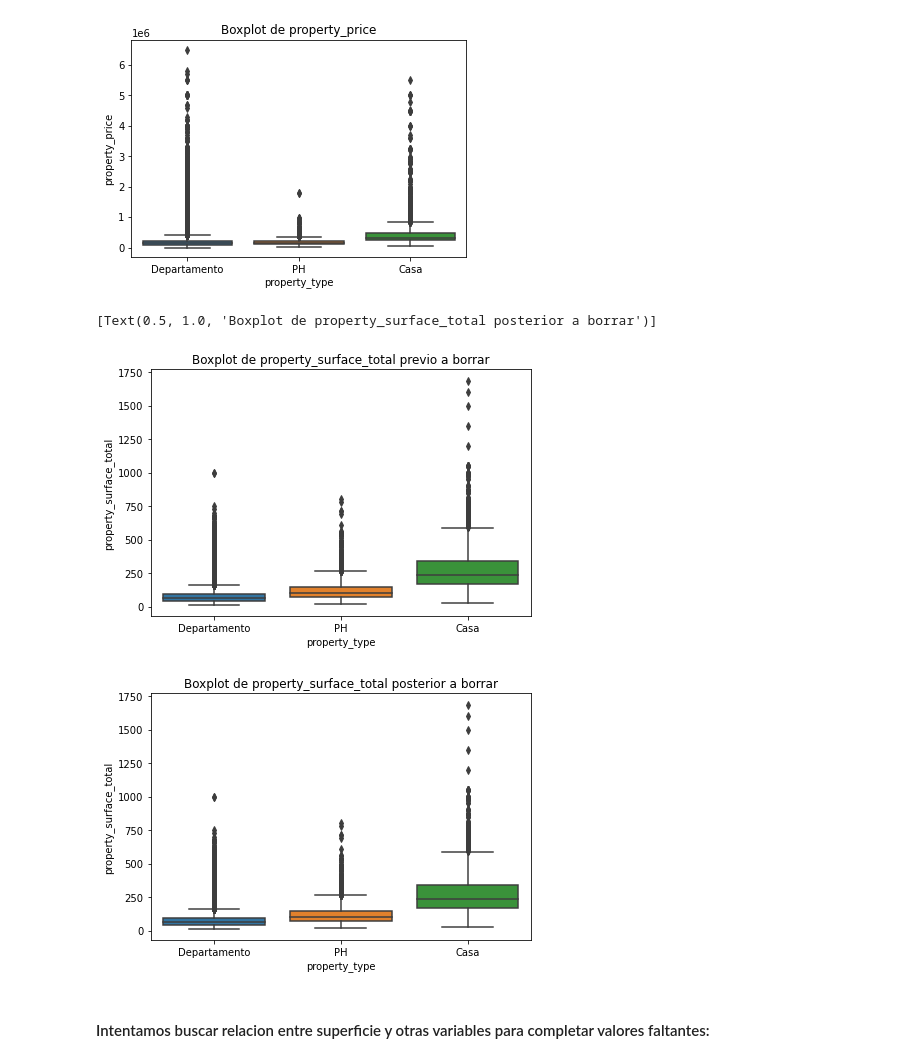
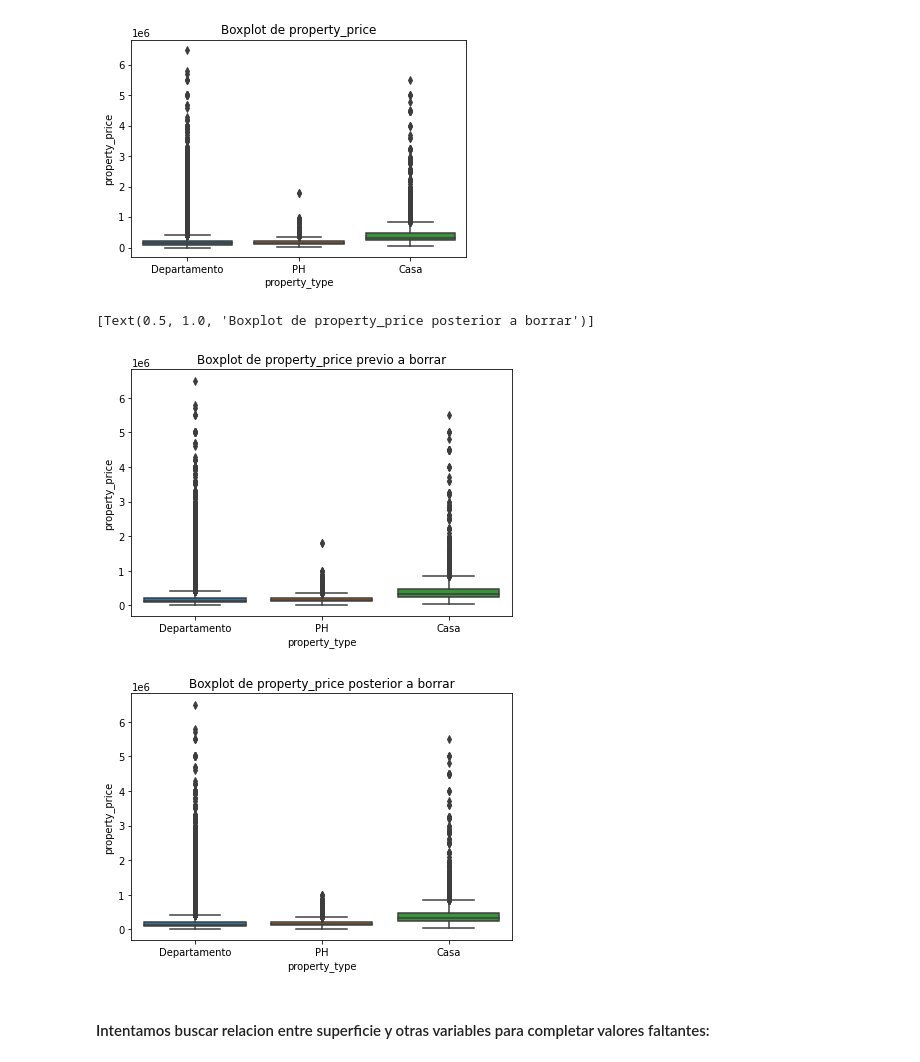
Before and after one commit to iankvdh/Organizacion-de-Datos-2C2022-GRUPO22, a Jupyter notebook: 7506R_TP1_GRUPO22_ENTREGA.ipynb, the cells around one changed output. Drawn from its saved outputs; the diff is of its cells as text; code cells hidden in the pictures.

```diff
--- a/7506R_TP1_GRUPO22_ENTREGA.ipynb
+++ b/7506R_TP1_GRUPO22_ENTREGA.ipynb
@@ -34,3 +40,27 @@ poly = gp.read_file(r'./Datasets/barrios.geojson')
+# %%
+poly = gp.read_file(r'./Datasets/barrios.geojson')
+#APODOS
+once = poly[poly.BARRIO == 'BALVANERA'].copy()
+once.loc[:,'BARRIO'] = 'ONCE'
+congreso = poly[poly.BARRIO == 'BALVANERA'].copy()
+congreso.loc[:,'BARRIO'] = 'CONGRESO'
+tribunales = poly[poly.BARRIO == 'SAN NICOLAS'].copy()
+tribunales.loc[:,'BARRIO'] = 'TRIBUNALES'
+barrio_norte = poly[poly.BARRIO == 'RETIRO'].copy()
+barrio_norte.loc[:,'BARRIO'] = 'BARRIO NORTE'
+abasto = poly[poly.BARRIO == 'PALERMO'].copy()
+abasto.loc[:,'BARRIO'] = 'ABASTO'
+pompeya = poly[poly.BARRIO == 'NUEVA POMPEYA'].copy()
+pompeya.loc[:,'BARRIO'] = 'POMPEYA'
+#TILDES
+poly.loc[poly.BARRIO == 'SAN NICOLAS', 'BARRIO'] = 'SAN NICOLÁS'
+poly.loc[poly.BARRIO == 'CONSTITUCION', 'BARRIO'] = 'CONSTITUCIÓN'
+poly.loc[poly.BARRIO == 'VILLA PUEYRREDON', 'BARRIO'] = 'VILLA PUEYRREDÓN'
+poly.loc[poly.BARRIO == 'VILLA GRAL. MITRE', 'BARRIO'] = 'VILLA GENERAL MITRE'
+poly.loc[poly.BARRIO == 'AGRONOMIA', 'BARRIO'] = 'AGRONOMÍA'
+
+poly = pd.concat([poly,once,congreso,tribunales, barrio_norte, abasto, pompeya]).reset_index(drop=True)
+poly.to_file('./Datasets/barrios_procesados.geojson', driver="GeoJSON")
 # %% [markdown]
 # 1. Análisis Exploratorio y Preprocesamiento de Datos
 # %% [markdown]
@@ -541,7 +585,7 @@ con_barrio_por_coordenadas = sin_barrio_con_coord.copy()
 for barrio in poly.BARRIO:
     indice_barrio = poly[poly['BARRIO'] == barrio].index[0]
     mask = sin_barrio_con_coord.within(poly.loc[indice_barrio, 'geometry'])
-    con_barrio_por_coordenadas.loc[mask,"barrio"] = barrio
+    con_barrio_por_coordenadas.loc[mask,"barrio"] = barrio.title()
 # %% [markdown]
 graficamos las viviendas a las que se les agregó un barrio
 # %%
@@ -797,5 +839,3 @@ respaldo = viviendas_caba_train.copy()
-# %%
-viviendas_caba_train = respaldo
 # %%
 sin_room_ni_bedroom = viviendas_caba_train[viviendas_caba_train.property_rooms.isna() & viviendas_caba_train.property_bedrooms.isna()]
 sin_room_ni_bedroom.shape
@@ -908,25 +948,25 @@ sns.boxplot(x=viviendas_caba_train.property_type, y=viviendas_caba_train.propert
 # %%
 deptos_a_borrar = viviendas_caba_train[(viviendas_caba_train.property_type == 'Departamento') & (viviendas_caba_train.property_price > 1000000) & (viviendas_caba_train.property_surface_total < 100)]
 ph_a_borrar = viviendas_caba_train[(viviendas_caba_train.property_type == 'PH') & (viviendas_caba_train.property_price > 1000000)]
 casas_a_borrar =  viviendas_caba_train[(viviendas_caba_train.property_type == 'Casa') & (viviendas_caba_train.property_price > 1000000) & ((viviendas_caba_train.property_surface_total < 200) | (viviendas_caba_train.property_rooms < 4))]
 casas_a_borrar.head(58)
 
 viviendas_a_borrar = pd.concat([deptos_a_borrar, ph_a_borrar, casas_a_borrar])
 
 plt.figure(figsize=(15,10))
 plt.subplot(221)
-sns.boxplot(x=viviendas_caba_train.property_type, y=viviendas_caba_train.property_surface_total).set(title = 'Boxplot de property_surface_total previo a borrar' )
+sns.boxplot(x=viviendas_caba_train.property_type, y=viviendas_caba_train.property_price).set(title = 'Boxplot de property_price previo a borrar' )
 
 #BORRAMOS
 viviendas_caba_train.drop(viviendas_a_borrar.index, axis=0,inplace=True)
 
 plt.figure(figsize=(15,10))
 plt.subplot(222)
-sns.boxplot(x=viviendas_caba_train.property_type, y=viviendas_caba_train.property_surface_total).set(title = 'Boxplot de property_surface_total posterior a borrar' )
+sns.boxplot(x=viviendas_caba_train.property_type, y=viviendas_caba_train.property_price).set(title = 'Boxplot de property_price posterior a borrar' )
 # %% [output]
-[Text(0.5, 1.0, 'Boxplot de property_surface_total posterior a borrar')]
+[Text(0.5, 1.0, 'Boxplot de property_price posterior a borrar')]
-[figure, old version]
+[figure, new version]
-[figure, old version]
+[figure, new version]
 # %% [markdown]
 #### Intentamos buscar relacion entre superficie y otras variables para completar valores faltantes:
 # %% [markdown]
```
Also changed, not shown: parts of 70 cells of this notebook, 8 other files.
